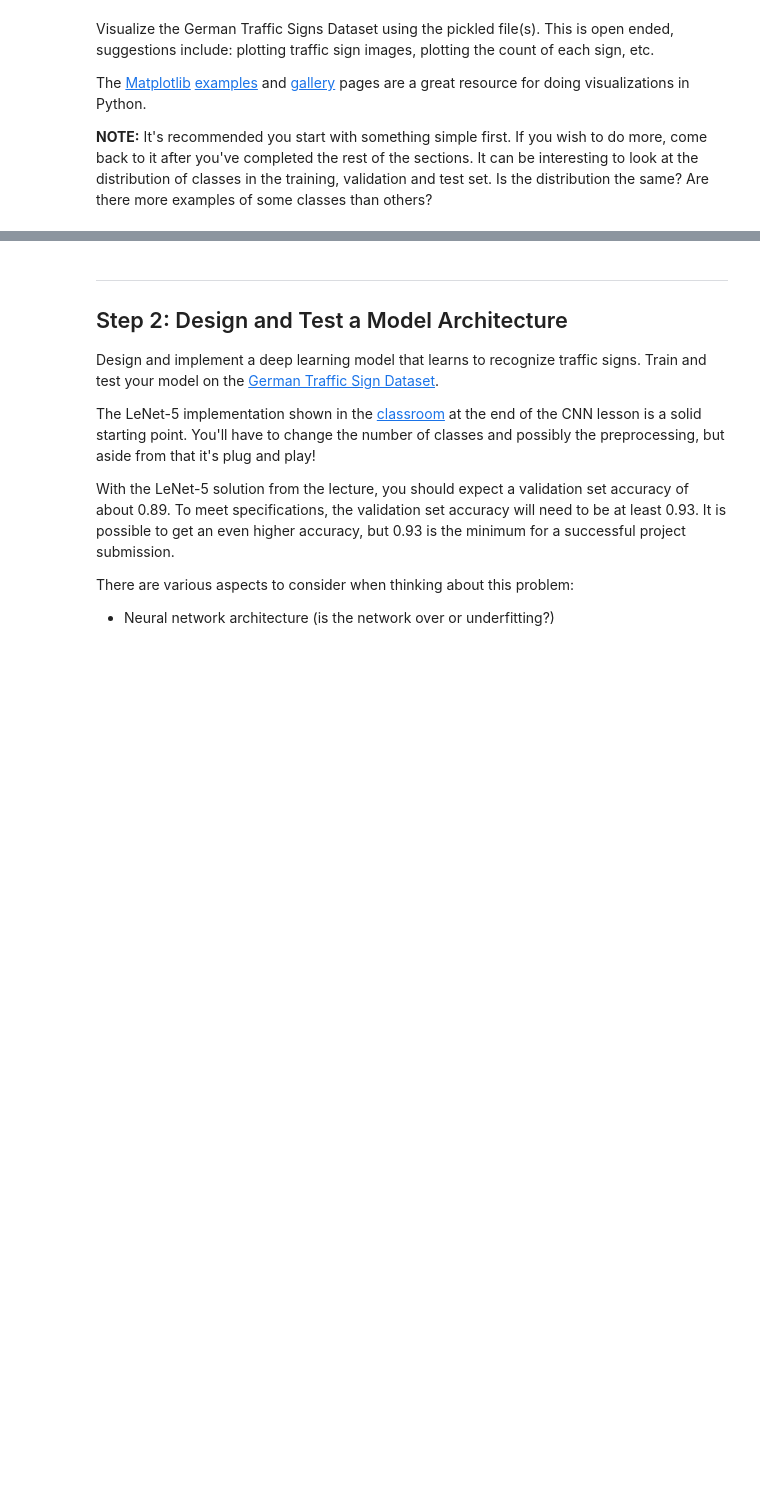
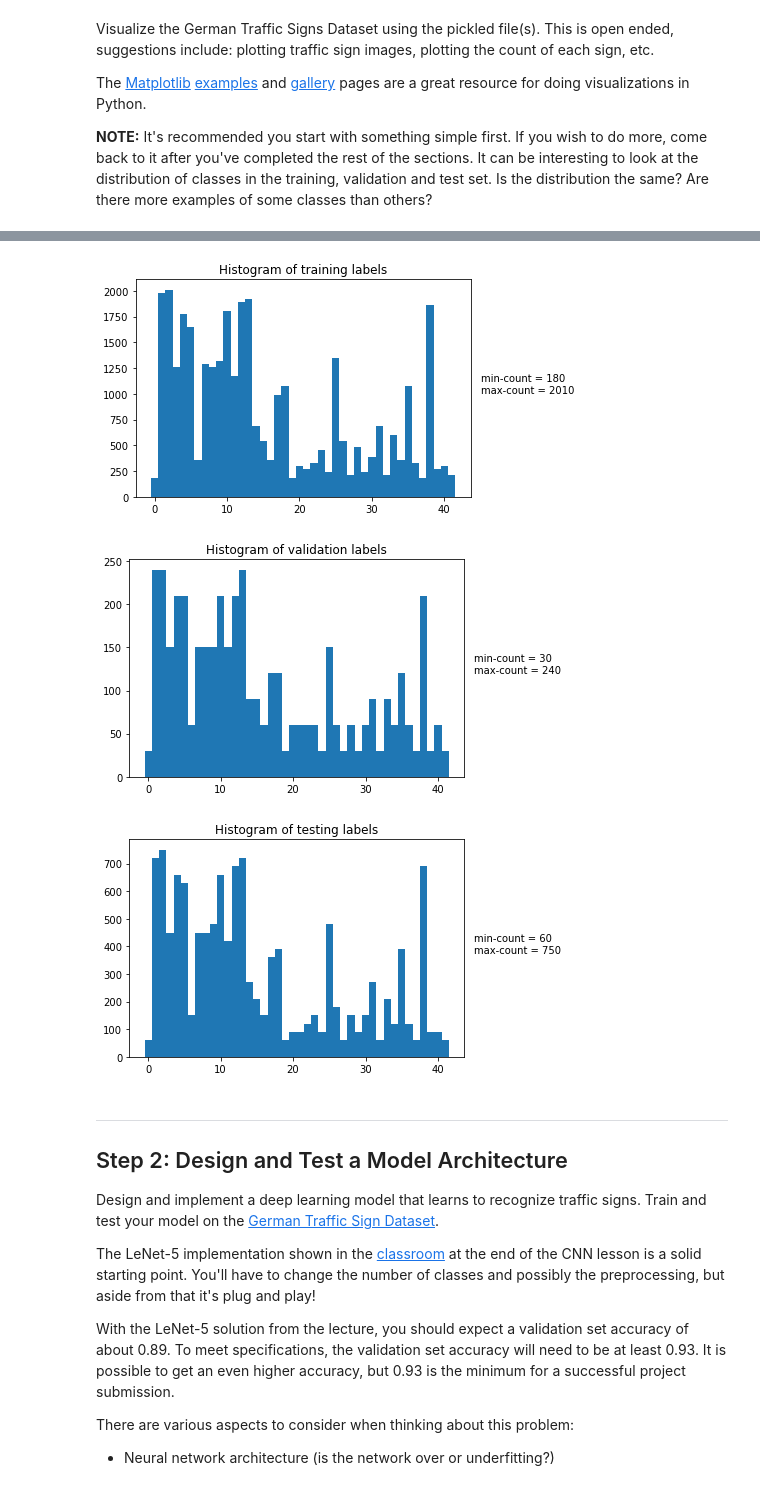
Before and after one commit to minh84/udacity_carnd, a Jupyter notebook: CarND-Traffic-Sign-Classifier-P2/Traffic_Sign_Classifier.ipynb, the cells around one changed output, grey strips where cells are left out. Saved outputs shown, nothing was run; the diff lists cells and outputs as text; code cells hidden in the pictures; blank space fills up the shorter version.

```diff
--- a/CarND-Traffic-Sign-Classifier-P2/Traffic_Sign_Classifier.ipynb
+++ b/CarND-Traffic-Sign-Classifier-P2/Traffic_Sign_Classifier.ipynb
@@ -94,3 +156,12 @@ import matplotlib.pyplot as plt
+# %%
+# visualize histogram of labels
+histogram(y_train, 'Histogram of training labels')
+histogram(y_valid, 'Histogram of validation labels')
+histogram(y_test, 'Histogram of testing labels')
+# %% [output]
+[figure, added]
+[figure, added]
+[figure, added]
 # %% [markdown]
 ----
 
```
Also changed, not shown: parts of 4 cells of this notebook.
